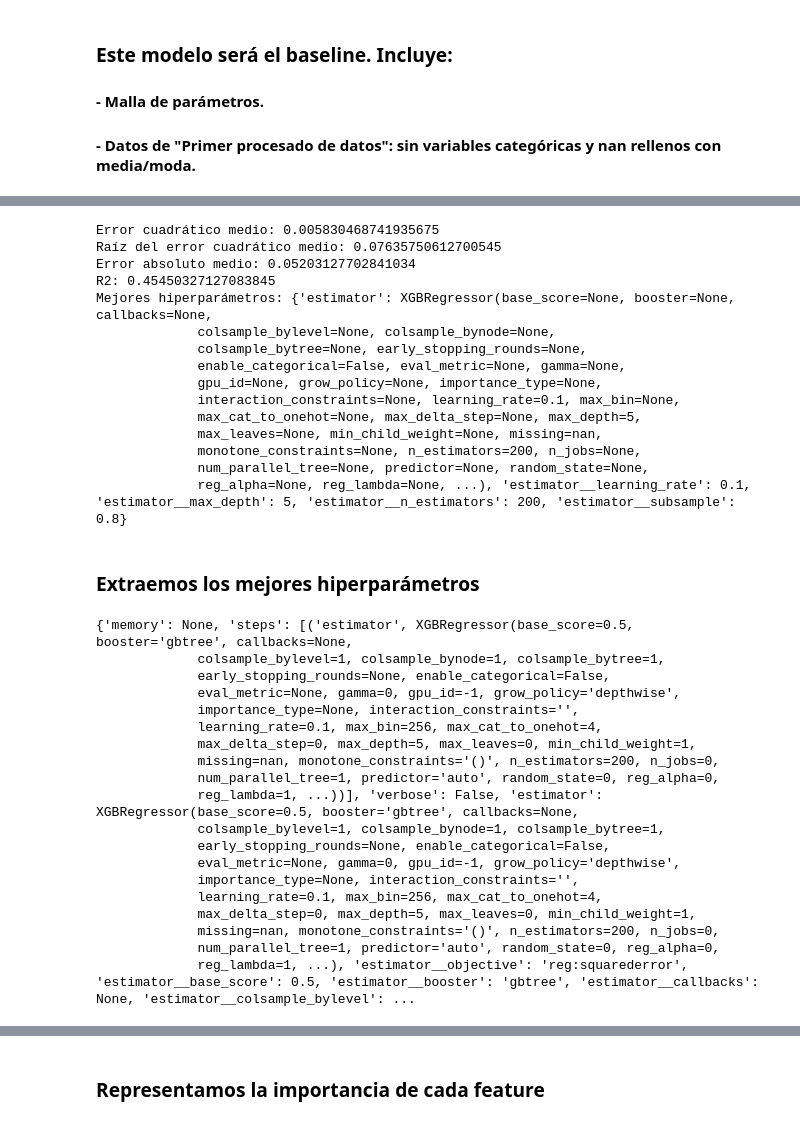
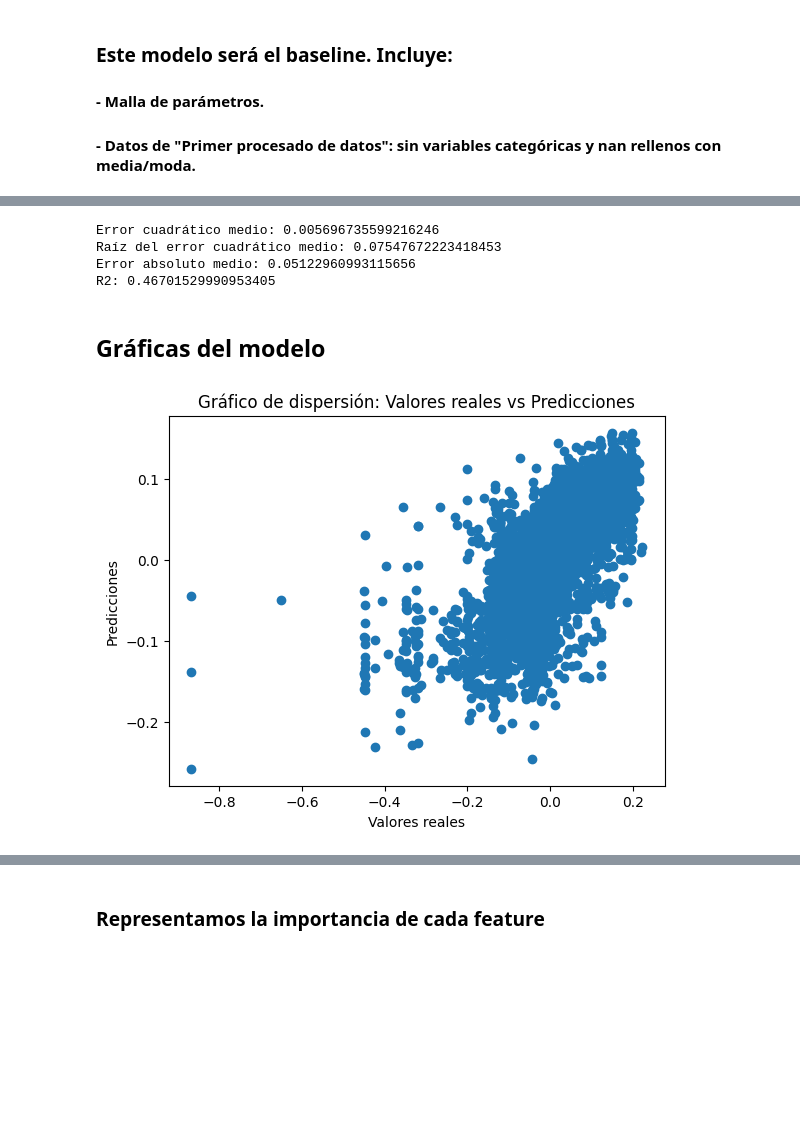
Before and after one commit to appeceix/kaggle_ML_competition_heat_flux, a Jupyter notebook: notebooks/7_modelo_LGBM.ipynb, the cells around one changed output, grey strips where cells are left out. Saved outputs shown, nothing was run; the diff lists cells and outputs as text; code cells hidden in the pictures; blank space fills up the shorter version.

```diff
--- a/notebooks/7_modelo_LGBM.ipynb
+++ b/notebooks/7_modelo_LGBM.ipynb
@@ -146,0 +55,12 @@ search_space = [
+# %%
+from lightgbm import LGBMRegressor
+#Initialize and train the model
+model = LGBMRegressor(n_estimators=126, random_state=0, n_jobs=-1, verbose = 0)
+cv_scores = cross_val_score(model, X_train, y_train, cv=5, scoring='neg_mean_squared_error')
+model.fit(X_train, y_train)
+
+# Make predictions on the test set and evaluate
+preds_test = model.predict(X_test)
+print('Test RMSE:', np.sqrt(mean_squared_error(y_test, preds_test)))
+
+#Test RMSE: 0.07547869352484701 126 es el mejor n_estimators
@@ -205,6 +84,6 @@ Pipeline(steps=[('scaler', StandardScaler()),
 # %%
 # Predecir los valores de salida para los datos de prueba utilizando el mejor modelo
-y_pred = best_model.predict(X_test)
+y_pred = model.predict(X_test)
 # %%
 # Evaluar el rendimiento del mejor modelo
 mse = mean_squared_error(y_test, y_pred)
@@ -216,46 +95,19 @@ print('Error cuadrático medio:', mse)
 print('Raíz del error cuadrático medio:', np.sqrt(mse))
 print('Error absoluto medio:', mean_absolute_error(y_test, y_pred))
 print('R2:', r2_score(y_test, y_pred))
-print('Mejores hiperparámetros:', best_params)
 # %% [output]
-Error cuadrático medio: 0.005830468741935675
-Raíz del error cuadrático medio: 0.07635750612700545
-Error absoluto medio: 0.05203127702841034
-R2: 0.45450327127083845
-Mejores hiperparámetros: {'estimator': XGBRegressor(base_score=None, booster=None, callbacks=None,
-             colsample_bylevel=None, colsample_bynode=None,
-             colsample_bytree=None, early_stopping_rounds=None,
-             enable_categorical=False, eval_metric=None, gamma=None,
-             gpu_id=None, grow_policy=None, importance_type=None,
-             interaction_constraints=None, learning_rate=0.1, max_bin=None,
-             max_cat_to_onehot=None, max_delta_step=None, max_depth=5,
-             max_leaves=None, min_child_weight=None, missing=nan,
-             monotone_constraints=None, n_estimators=200, n_jobs=None,
-             num_parallel_tree=None, predictor=None, random_state=None,
-             reg_alpha=None, reg_lambda=None, ...), 'estimator__learning_rate': 0.1, 'estimator__max_depth': 5, 'estimator__n_estimators': 200, 'estimator__subsample': 0.8}
+Error cuadrático medio: 0.005696735599216246
+Raíz del error cuadrático medio: 0.07547672223418453
+Error absoluto medio: 0.05122960993115656
+R2: 0.46701529990953405
-# %% [markdown]
-### Extraemos los mejores hiperparámetros
-# %%
-# Extraemos los mejores hiperparámetros de best_model
-best_model_params = best_model.get_params()
-print(best_model_params)
-# %% [output]
-{'memory': None, 'steps': [('estimator', XGBRegressor(base_score=0.5, booster='gbtree', callbacks=None,
-             colsample_bylevel=1, colsample_bynode=1, colsample_bytree=1,
-             early_stopping_rounds=None, enable_categorical=False,
-             eval_metric=None, gamma=0, gpu_id=-1, grow_policy='depthwise',
-             importance_type=None, interaction_constraints='',
-             learning_rate=0.1, max_bin=256, max_cat_to_onehot=4,
-             max_delta_step=0, max_depth=5, max_leaves=0, min_child_weight=1,
-             missing=nan, monotone_constraints='()', n_estimators=200, n_jobs=0,
-             num_parallel_tree=1, predictor='auto', random_state=0, reg_alpha=0,
-             reg_lambda=1, ...))], 'verbose': False, 'estimator': XGBRegressor(base_score=0.5, booster='gbtree', callbacks=None,
-             colsample_bylevel=1, colsample_bynode=1, colsample_bytree=1,
-             early_stopping_rounds=None, enable_categorical=False,
-             eval_metric=None, gamma=0, gpu_id=-1, grow_policy='depthwise',
-             importance_type=None, interaction_constraints='',
-             learning_rate=0.1, max_bin=256, max_cat_to_onehot=4,
-             max_delta_step=0, max_depth=5, max_leaves=0, min_child_weight=1,
-             missing=nan, monotone_constraints='()', n_estimators=200, n_jobs=0,
-             num_parallel_tree=1, predictor='auto', random_state=0, reg_alpha=0,
-             reg_lambda=1, ...), 'estimator__objective': 'reg:squarederror', 'estimator__base_score': 0.5, 'estimator__booster': 'gbtree', 'estimator__callbacks': None, 'estimator__colsample_bylevel': ...
+# %% [markdown]
+## Gráficas del modelo
+# %%
+# Traza el gráfico de dispersión
+plt.scatter(y_test, y_pred)
+plt.xlabel('Valores reales')
+plt.ylabel('Predicciones')
+plt.title('Gráfico de dispersión: Valores reales vs Predicciones')
+plt.show()
+# %% [output]
+[figure, added]
```
Also changed, not shown: parts of 16 cells of this notebook.
